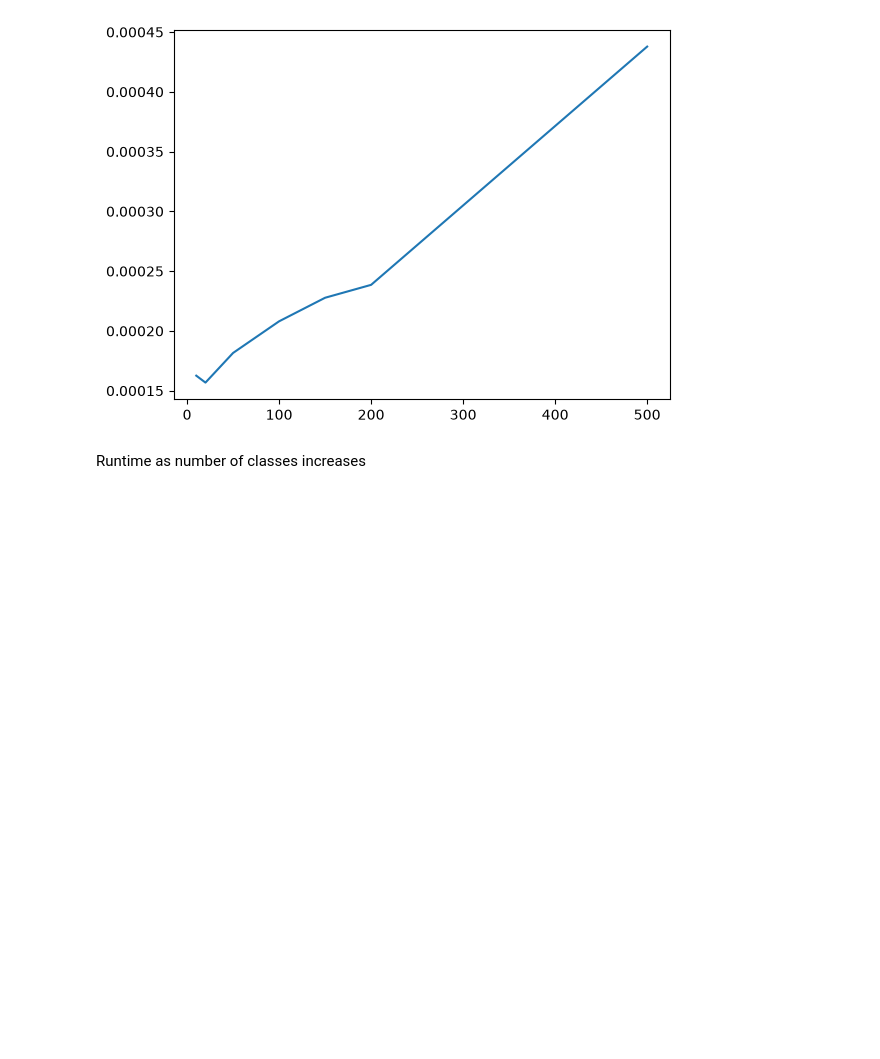
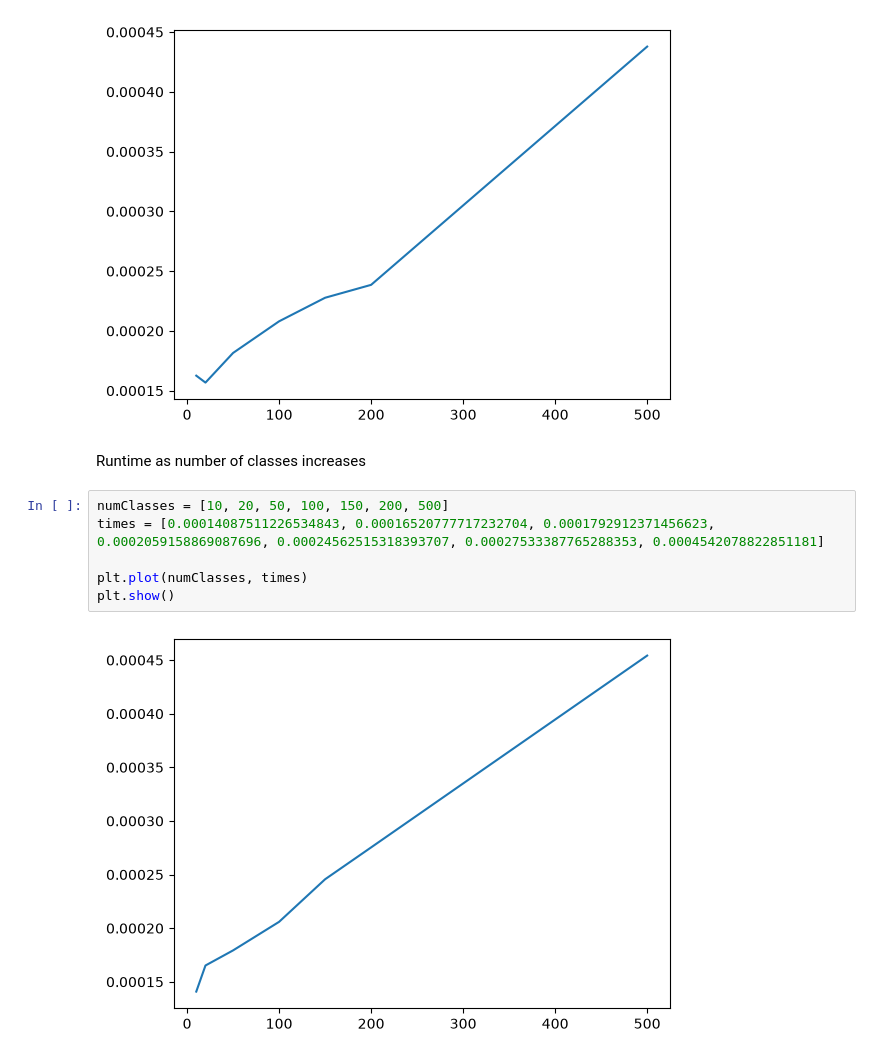
Before and after one commit to enkennedy/cs340_project, a Jupyter notebook: time_analysis/time_analysis.ipynb, the cells around one changed output. Cells and saved outputs as stored; diff of their text form; blank space fills up the shorter version.

Commit message:
additional time analysis testing

```diff
--- a/time_analysis/time_analysis.ipynb
+++ b/time_analysis/time_analysis.ipynb
@@ -32,3 +30,11 @@ plt.show()
 [figure]
 # %% [markdown]
 Runtime as number of classes increases
+# %%
+numClasses = [10, 20, 50, 100, 150, 200, 500]
+times = [0.00014087511226534843, 0.00016520777717232704, 0.0001792912371456623, 0.0002059158869087696, 0.00024562515318393707, 0.00027533387765288353, 0.0004542078822851181]
+
+plt.plot(numClasses, times)
+plt.show()
+# %% [output]
+[figure, added]
```
Also changed, not shown: parts of 1 cell of this notebook, 21 other files.
